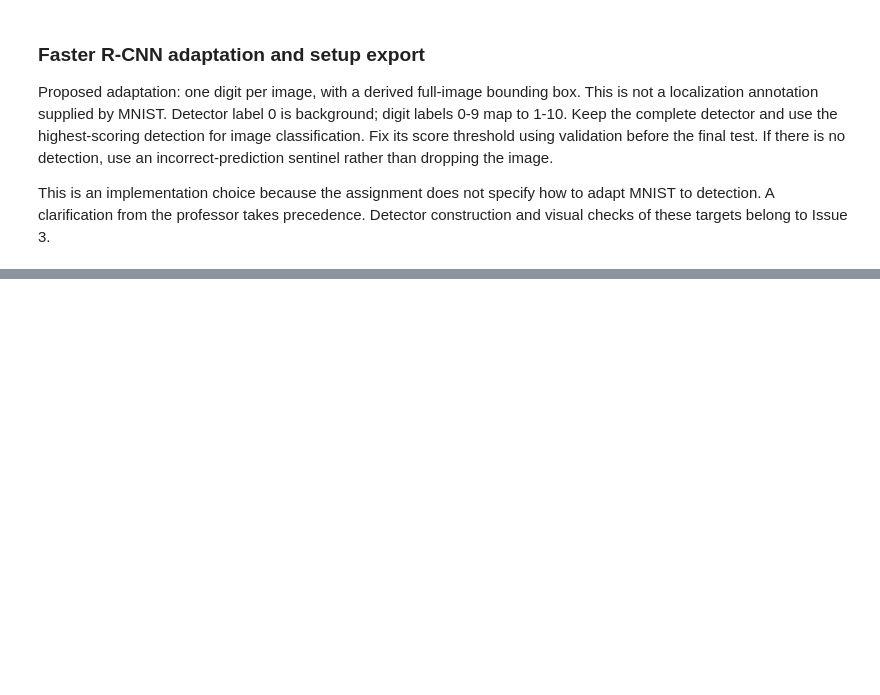
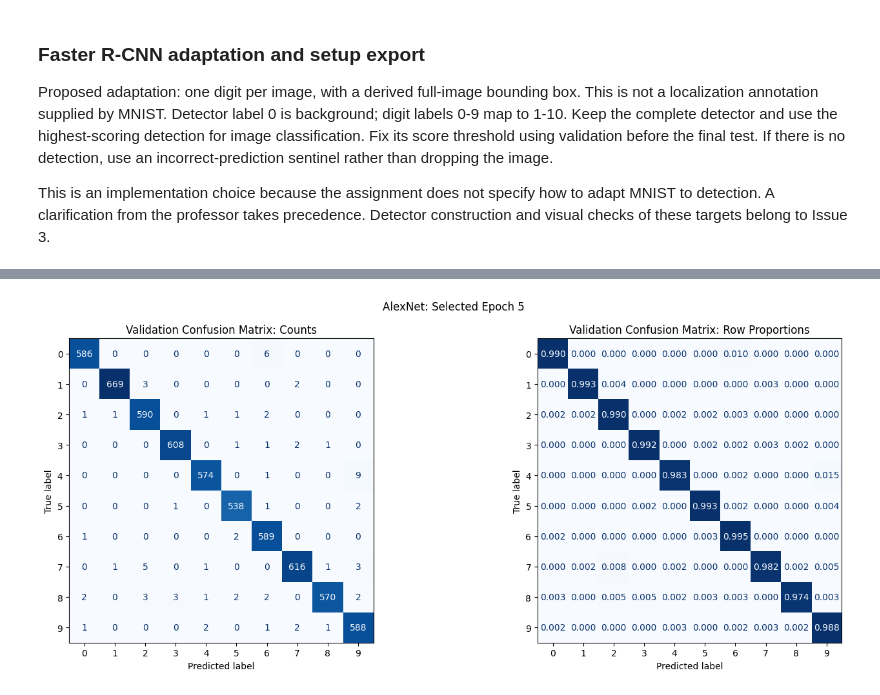
Before and after one commit to soulaimane-22/Deep-Learning-Lab2, a Jupyter notebook: notebooks/04_alexnet_mnist.ipynb, the cells around one changed output, grey strips where cells are left out. Drawn from its saved outputs; the diff is of its cells as text; code cells hidden in the pictures; blank space fills up the shorter version.

```diff
--- a/notebooks/04_alexnet_mnist.ipynb
+++ b/notebooks/04_alexnet_mnist.ipynb
@@ -279,0 +1510,78 @@ Load pretrained AlexNet weights, fine-tune on MNIST, and conclude the first-part
+# %%
+from sklearn.metrics import (
+    classification_report,
+    ConfusionMatrixDisplay,
+    confusion_matrix,
+)
+
+alex_report = classification_report(
+    alex_true_labels,
+    alex_predictions,
+    labels=np.arange(10),
+    target_names=[str(digit) for digit in range(10)],
+    output_dict=True,
+    zero_division=0,
+)
+alex_report_df = pd.DataFrame(alex_report).T
+alex_report_df.index.name = "digit_or_summary"
+
+assert np.isclose(
+    alex_report["accuracy"],
+    alex_validation_metrics["accuracy"],
+    atol=1e-12,
+    rtol=0,
+)
+assert np.isclose(
+    alex_report["macro avg"]["f1-score"],
+    alex_validation_metrics["macro_f1"],
+    atol=1e-12,
+    rtol=0,
+)
+
+alex_report_df.to_csv(
+    RESULTS_DIR / "alexnet_validation_classification_report.csv"
+)
+display(alex_report_df.round(4))
+
+alex_counts = confusion_matrix(
+    alex_true_labels,
+    alex_predictions,
+    labels=np.arange(10),
+)
+alex_proportions = alex_counts / alex_counts.sum(axis=1, keepdims=True)
+
+fig, axes = plt.subplots(1, 2, figsize=(15, 6))
+
+for ax, matrix, title, value_format in [
+    (axes[0], alex_counts, "Validation Confusion Matrix: Counts", "d"),
+    (
+        axes[1],
+        alex_proportions,
+        "Validation Confusion Matrix: Row Proportions",
+        ".3f",
+    ),
+]:
+    ConfusionMatrixDisplay(
+        confusion_matrix=matrix,
+        display_labels=np.arange(10),
+    ).plot(
+        ax=ax,
+        cmap="Blues",
+        values_format=value_format,
+        colorbar=False,
+    )
+    ax.set_title(title)
+
+fig.suptitle(f"AlexNet: Selected Epoch {alex_selected_epoch}")
+fig.tight_layout()
+fig.savefig(
+    PLOTS_DIR / "alexnet_validation_confusion.png",
+    dpi=160,
+    bbox_inches="tight",
+)
+plt.show()
+
+print("Validation errors:", int((alex_true_labels != alex_predictions).sum()))
+print("PASS: classification report matches the verified validation metrics.")
+print("Test set remains unevaluated.")
+# %% [output]
@@ -279,0 +1603 @@ Load pretrained AlexNet weights, fine-tune on MNIST, and conclude the first-part
+[figure, added]
```
Also changed, not shown: parts of 25 cells of this notebook, 4 other files.
